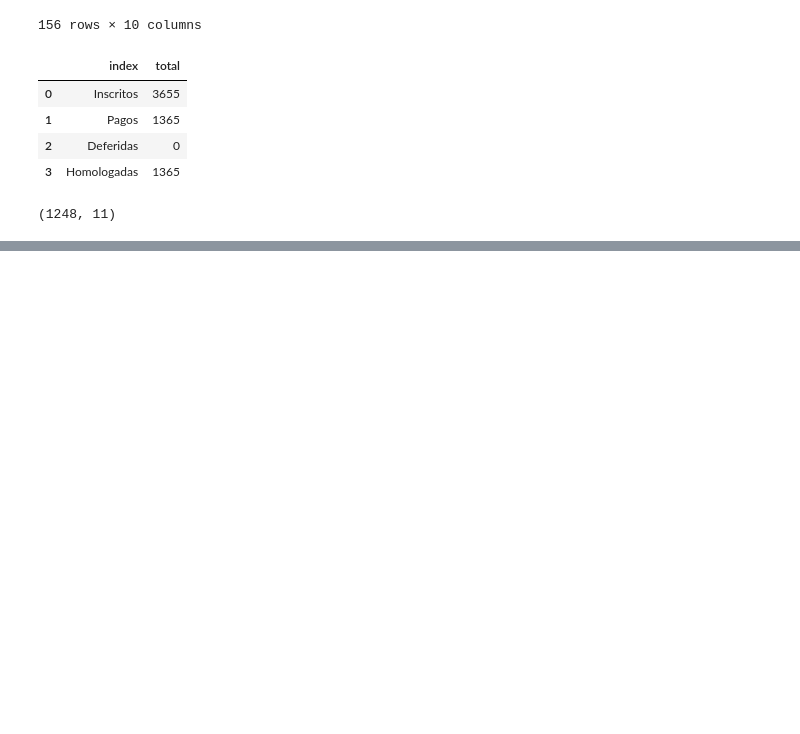
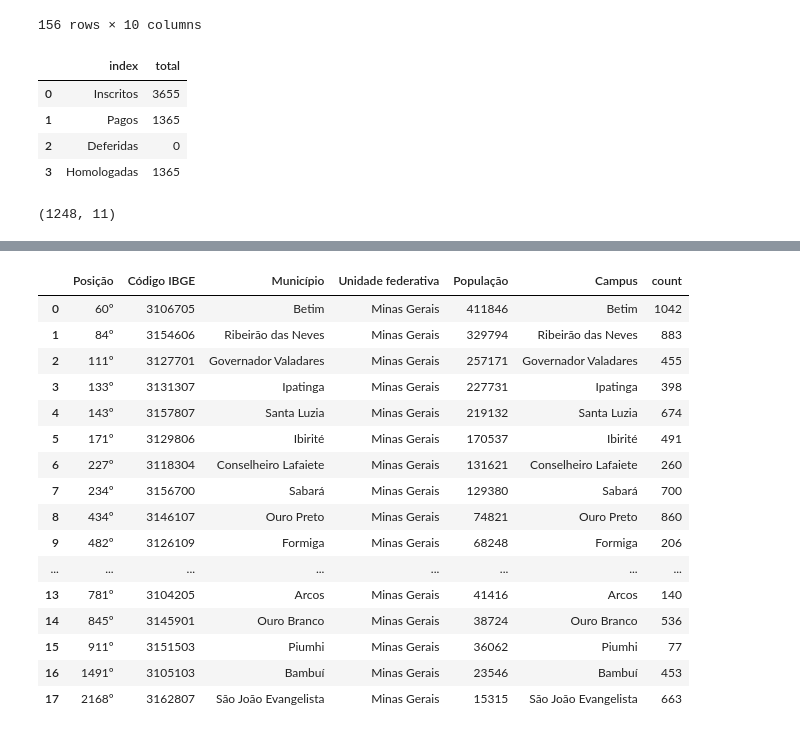
Before and after one commit to lucianovilasboas/vestibular2025, a Jupyter notebook: testes.ipynb, the cells around one changed output, grey strips where cells are left out. Saved outputs shown, nothing was run; the diff lists cells and outputs as text; code cells hidden in the pictures; blank space fills up the shorter version.

```diff
--- a/testes.ipynb
+++ b/testes.ipynb
@@ -191,0 +198,10 @@ fig22.update_layout(hovermode="x")
+# %%
+soup = soup(page.content, 'html.parser')
+table = soup.find_all('table')[0]
+df = pd.read_html(str(table))[0]
+# transformar a coluna população em int
+df["População"] = df["População"].str.replace("\xa0","").astype(int)
+df["Município"] = df["Município"].str.replace("[nota 1]","")
+# %%
+df_proc = pd.read_excel("D:/Dev/DataScience/vestibular3/dados/processado.xlsx")
+df_proc
@@ -191,0 +264,21 @@ fig22.update_layout(hovermode="x")
+# %%
+df_merged = df_filter.merge(df_total, left_on="Município", right_on="Campus", how="inner")
+df_merged
+# %% [output]
+|  | Posição | Código IBGE | Município | Unidade federativa | População | Campus | count |
+| 0 | 60º | 3106705 | Betim | Minas Gerais | 411846 | Betim | 1042 |
+| 1 | 84º | 3154606 | Ribeirão das Neves | Minas Gerais | 329794 | Ribeirão das Neves | 883 |
+| 2 | 111º | 3127701 | Governador Valadares | Minas Gerais | 257171 | Governador Valadares | 455 |
+| 3 | 133º | 3131307 | Ipatinga | Minas Gerais | 227731 | Ipatinga | 398 |
+| 4 | 143º | 3157807 | Santa Luzia | Minas Gerais | 219132 | Santa Luzia | 674 |
+| 5 | 171º | 3129806 | Ibirité | Minas Gerais | 170537 | Ibirité | 491 |
+| 6 | 227º | 3118304 | Conselheiro Lafaiete | Minas Gerais | 131621 | Conselheiro Lafaiete | 260 |
+| 7 | 234º | 3156700 | Sabará | Minas Gerais | 129380 | Sabará | 700 |
+| 8 | 434º | 3146107 | Ouro Preto | Minas Gerais | 74821 | Ouro Preto | 860 |
+| 9 | 482º | 3126109 | Formiga | Minas Gerais | 68248 | Formiga | 206 |
+| ... | ... | ... | ... | ... | ... | ... | ... |
+| 13 | 781º | 3104205 | Arcos | Minas Gerais | 41416 | Arcos | 140 |
+| 14 | 845º | 3145901 | Ouro Branco | Minas Gerais | 38724 | Ouro Branco | 536 |
+| 15 | 911º | 3151503 | Piumhi | Minas Gerais | 36062 | Piumhi | 77 |
+| 16 | 1491º | 3105103 | Bambuí | Minas Gerais | 23546 | Bambuí | 453 |
+| 17 | 2168º | 3162807 | São João Evangelista | Minas Gerais | 15315 | São João Evangelista | 663 |
```
Also changed, not shown: parts of 8 cells of this notebook, 1 other file.
